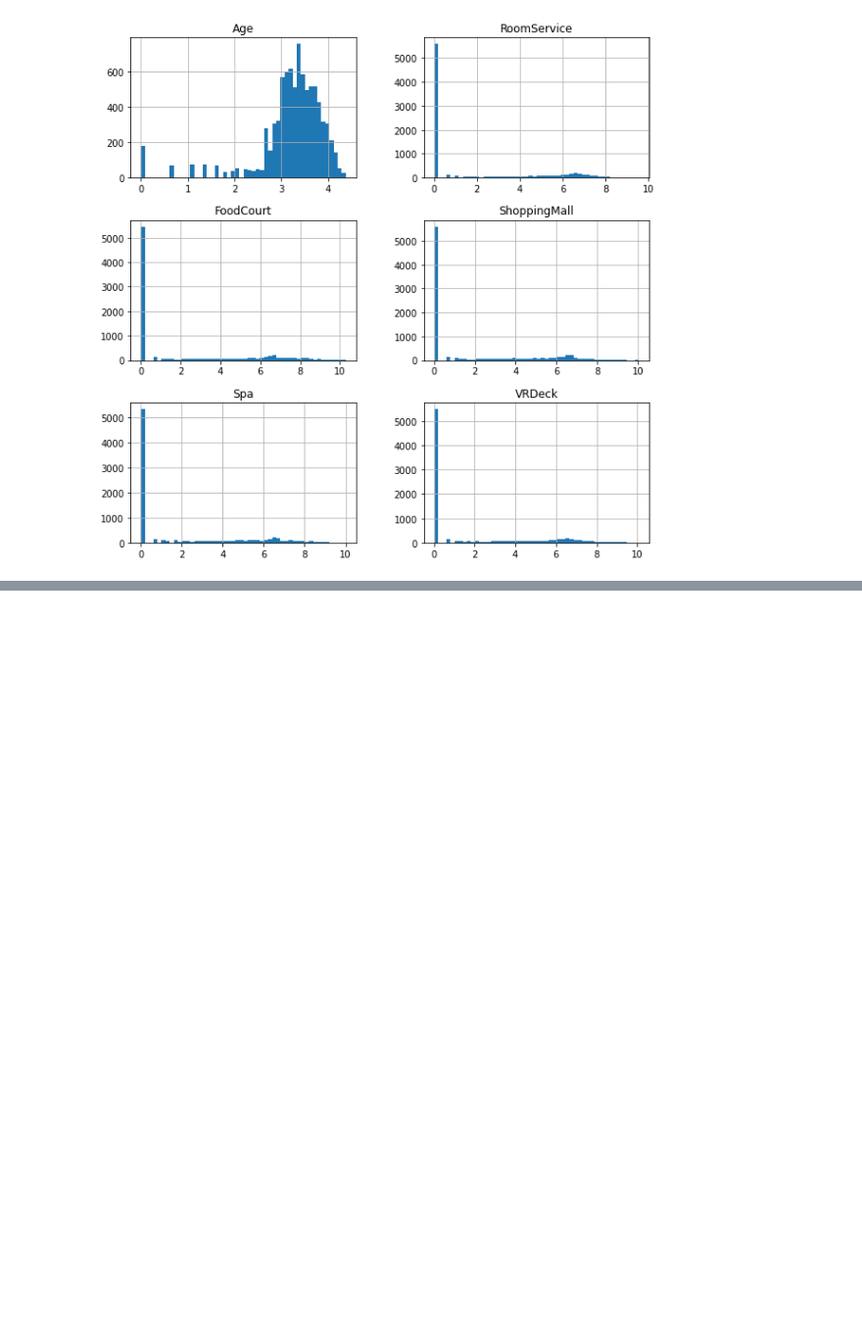
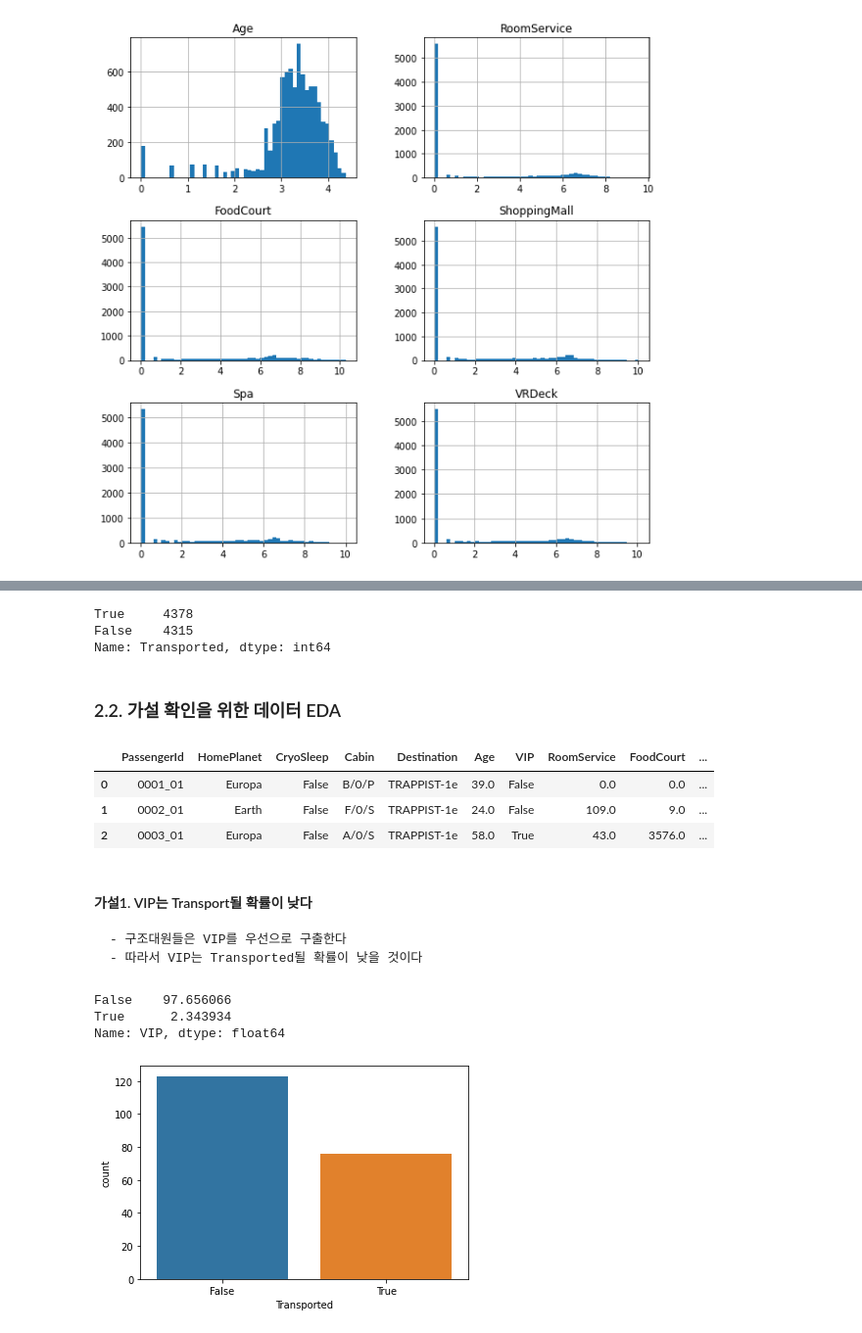
Before and after one commit to codelspak/Codelion_weekly_projects, a Jupyter notebook: WK27_Mini_project_Kaggle_ML_Classification_Spaceship_Titanic.ipynb, the cells around one changed output, grey strips where cells are left out. Shown: that part at 98% size. Drawn from its saved outputs; the diff is of its cells as text; code cells hidden in the pictures; blank space fills up the shorter version.

```diff
--- a/WK27_Mini_project_Kaggle_ML_Classification_Spaceship_Titanic.ipynb
+++ b/WK27_Mini_project_Kaggle_ML_Classification_Spaceship_Titanic.ipynb
@@ -96,0 +236,30 @@ array([[<matplotlib.axes._subplots.AxesSubplot object at 0x...>,
+# %%
+train.Transported.value_counts()
+# %% [output]
+True     4378
+False    4315
+Name: Transported, dtype: int64
+# %% [markdown]
+### 2.2. 가설 확인을 위한 데이터 EDA
+# %%
+train.head(3)
+# %% [output]
+|  | PassengerId | HomePlanet | CryoSleep | Cabin | Destination | Age | VIP | RoomService | FoodCourt | ... |
+| 0 | 0001_01 | Europa | False | B/0/P | TRAPPIST-1e | 39.0 | False | 0.0 | 0.0 | ... |
+| 1 | 0002_01 | Earth | False | F/0/S | TRAPPIST-1e | 24.0 | False | 109.0 | 9.0 | ... |
+| 2 | 0003_01 | Europa | False | A/0/S | TRAPPIST-1e | 58.0 | True | 43.0 | 3576.0 | ... |
+# %% [markdown]
+#### 가설1. VIP는 Transport될 확률이 낮다
+    - 구조대원들은 VIP를 우선으로 구출한다
+    - 따라서 VIP는 Transported될 확률이 낮을 것이다
+# %%
+# VIP 비율 - 일반 승객 대비 매우 소수
+train.VIP.value_counts(normalize = True)*100
+# %% [output]
+False    97.656066
+True      2.343934
+Name: VIP, dtype: float64
+# %%
+_ = sns.countplot(data = train[train.VIP == True], x = 'Transported',)
+# %% [output]
+[figure, added]
```
Also changed, not shown: parts of 46 cells of this notebook.
